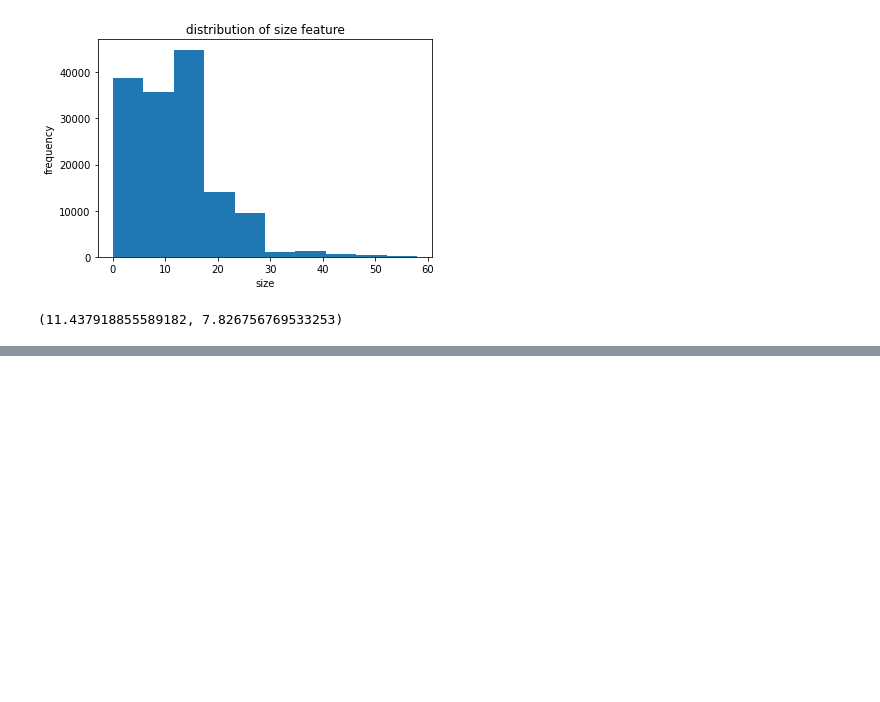
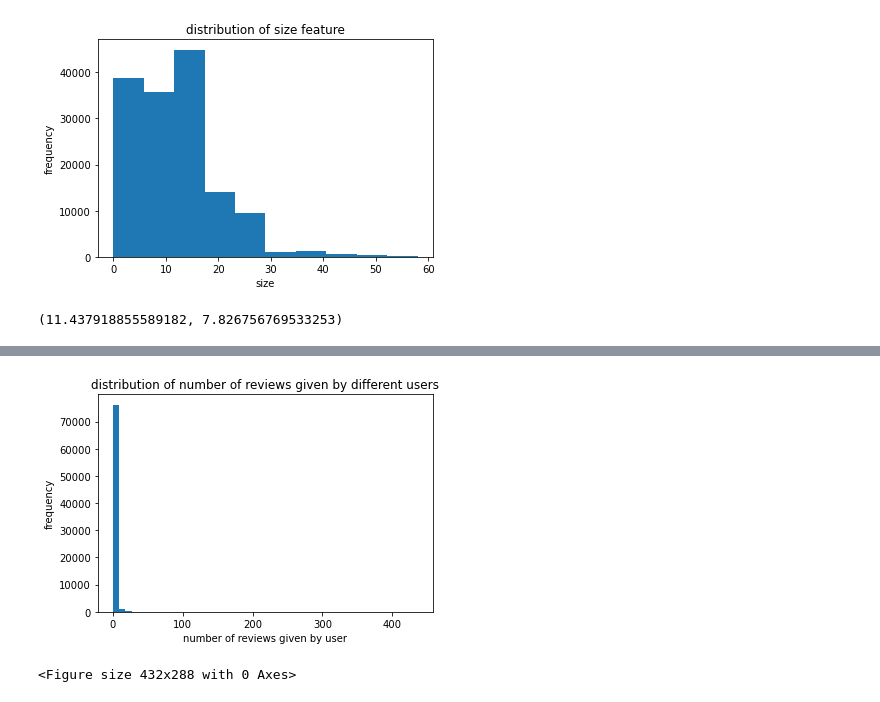
Before and after one commit to nidhidhamnani/cse-258-project, a Jupyter notebook: exploratory_analysis_of_data.ipynb, the cells around one changed output, grey strips where cells are left out. Saved outputs shown, nothing was run; the diff lists cells and outputs as text; code cells hidden in the pictures; blank space fills up the shorter version.

```diff
--- a/exploratory_analysis_of_data.ipynb
+++ b/exploratory_analysis_of_data.ipynb
@@ -209,0 +222,11 @@ dataset.groupby(dataset['review_date'].dt.year).count().plot(kind='bar',title='d
+# %%
+userCount = dataset['user_id'].value_counts()
+plt.hist(userCount,bins=50)
+plt.title("distribution of number of reviews given by different users")
+plt.xlabel("number of reviews given by user")
+plt.ylabel("frequency")
+plt.show()
+plt.savefig("./plots/13.png")
+# %% [output]
+[figure, added]
+<Figure size 432x288 with 0 Axes>
```
Also changed, not shown: parts of 15 cells of this notebook, 5 other files.
